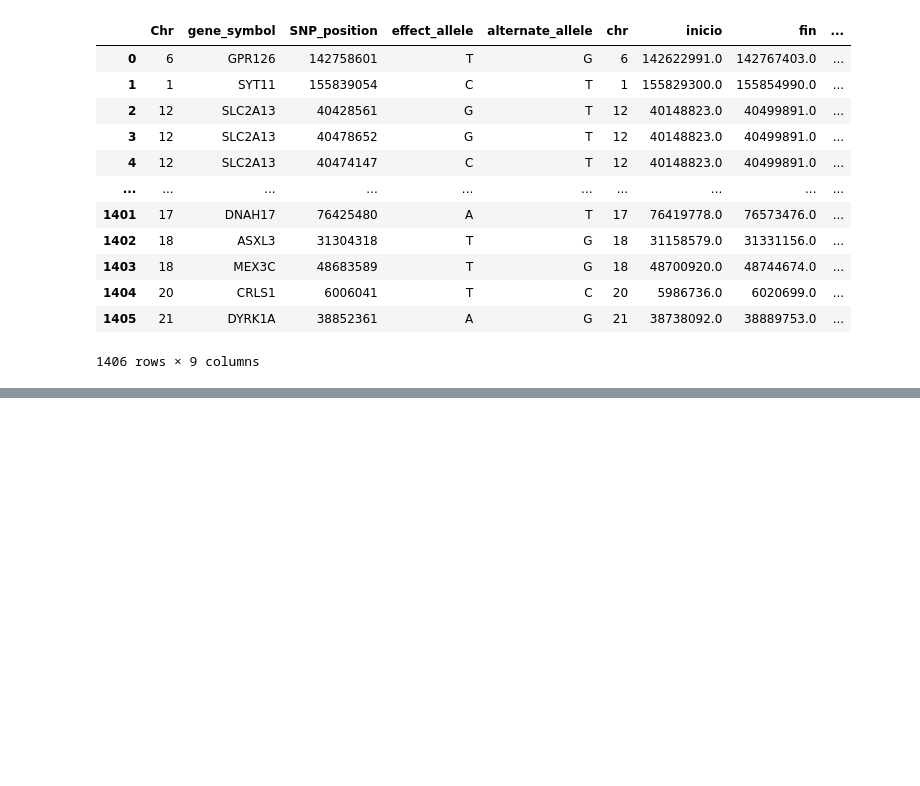
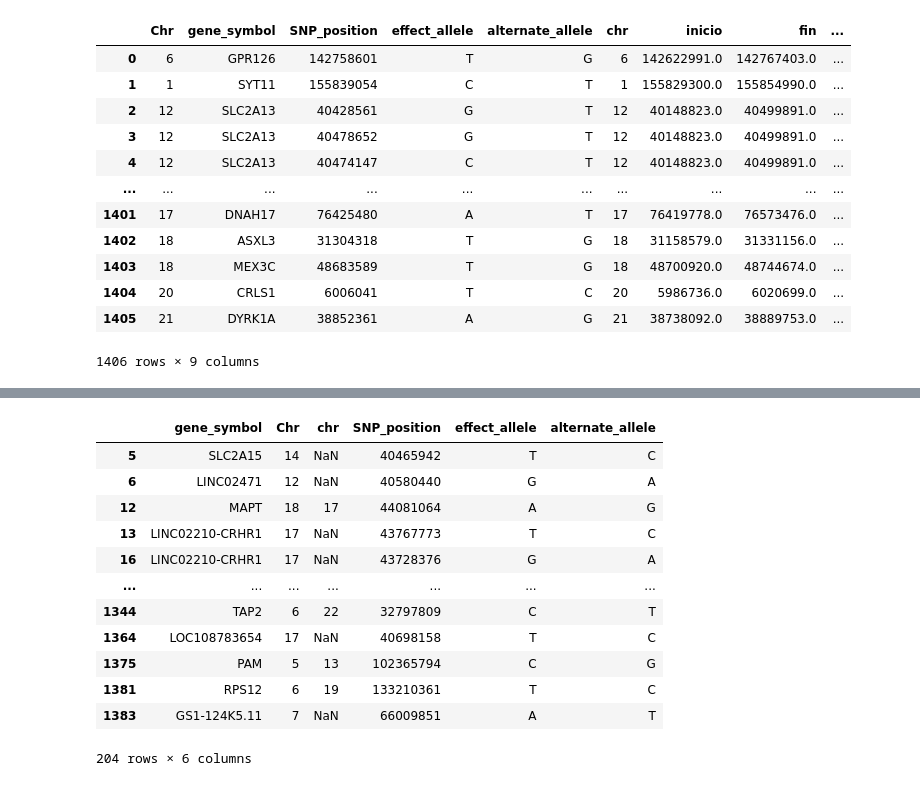
Before and after one commit to jbs1009/TFM_Jorge_Bermejo_Sacristan, a Jupyter notebook: Coordenadas_genes.ipynb, the cells around one changed output, grey strips where cells are left out. Saved outputs shown, nothing was run; the diff lists cells and outputs as text; code cells hidden in the pictures; blank space fills up the shorter version.

```diff
--- a/Coordenadas_genes.ipynb
+++ b/Coordenadas_genes.ipynb
@@ -92,12 +92,18 @@ def extrae_coords_inicio_fin(lista_unicos):
     coords_genes = []
     no_encontrados = []
 
+    genes_procesados = set()
+
     for resultado in resultados_coords:
 
         gen = resultado.get("query")
 
+        if gen in genes_procesados:
+            continue
+
         if resultado.get("notfound"):
             no_encontrados.append(gen)
+            genes_procesados.add(gen)
             continue
 
         posicion = resultado.get("genomic_pos_hg19")
@@ -165,0 +206,19 @@ df_completo
+# %%
+df_discordantes = df_completo[(df_completo['Chr'] != df_completo['chr']) & (df_completo['chr'] != 'nan') & (df_completo['chr'] != '<NA>')]
+columnas = ['gene_symbol', 'Chr', 'chr', 'SNP_position', 'effect_allele', 'alternate_allele']
+
+df_discordantes[columnas]
+# %% [output]
+|  | gene_symbol | Chr | chr | SNP_position | effect_allele | alternate_allele |
+| 5 | SLC2A15 | 14 | NaN | 40465942 | T | C |
+| 6 | LINC02471 | 12 | NaN | 40580440 | G | A |
+| 12 | MAPT | 18 | 17 | 44081064 | A | G |
+| 13 | LINC02210-CRHR1 | 17 | NaN | 43767773 | T | C |
+| 16 | LINC02210-CRHR1 | 17 | NaN | 43728376 | G | A |
+| ... | ... | ... | ... | ... | ... | ... |
+| 1344 | TAP2 | 6 | 22 | 32797809 | C | T |
+| 1364 | LOC108783654 | 17 | NaN | 40698158 | T | C |
+| 1375 | PAM | 5 | 13 | 102365794 | C | G |
+| 1381 | RPS12 | 6 | 19 | 133210361 | T | C |
+| 1383 | GS1-124K5.11 | 7 | NaN | 66009851 | A | T |
+204 rows × 6 columns
```
Also changed, not shown: parts of 13 cells of this notebook.
